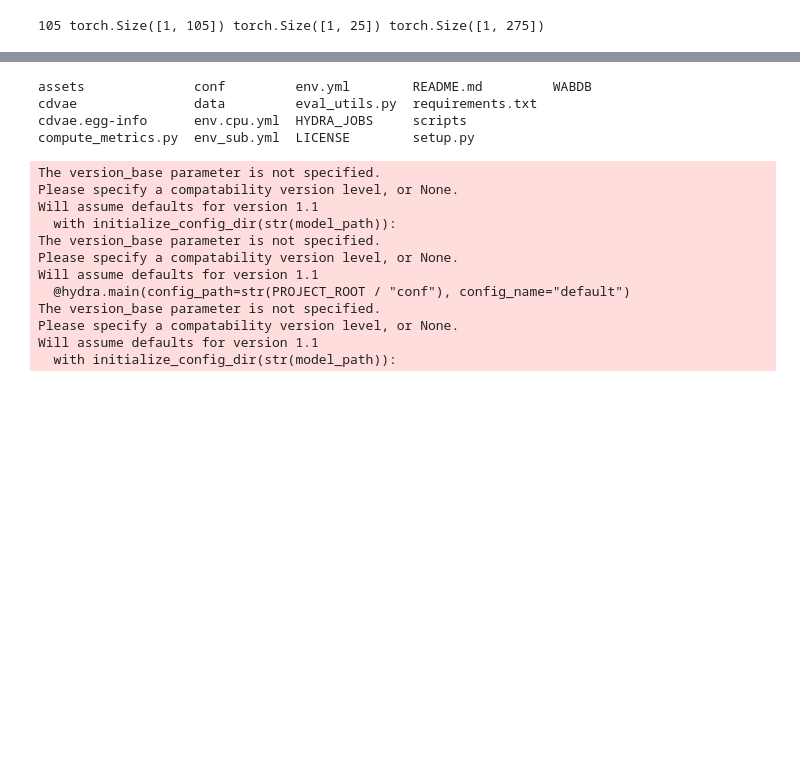
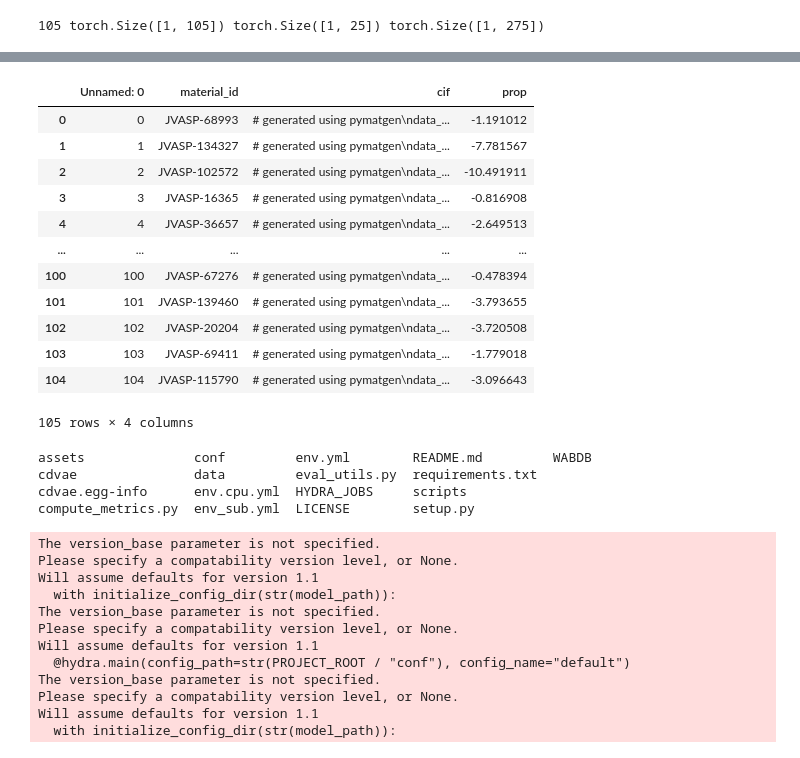
Before and after one commit to JARVIS-Materials-Design/jarvis-tools-notebooks, a Jupyter notebook: jarvis-tools-notebooks/cdvae_example.ipynb, the cells around one changed output, grey strips where cells are left out. Drawn from its saved outputs; the diff is of its cells as text; code cells hidden in the pictures; blank space fills up the shorter version.

```diff
--- a/jarvis-tools-notebooks/cdvae_example.ipynb
+++ b/jarvis-tools-notebooks/cdvae_example.ipynb
@@ -354,0 +384,30 @@ CaGaO3 CaBeGaO2
+# %%
+import pandas as pd
+info = {}
+test_path = pd.read_csv("/content/cdvae/data/supercon/test.csv")
+val_path = pd.read_csv("/content/cdvae/data/supercon/val.csv")
+train_path = pd.read_csv("/content/cdvae/data/supercon/train.csv")
+test={}
+val={}
+train={}
+
+for i,ii in train_path.iterrows():
+  atoms=pmg_to_atoms(Structure.from_str(ii['cif'],fmt='cif'))
+  pos = Poscar(atoms).to_string().replace('\n','\\n')
+  jid=ii['material_id']
+  train[jid]=pos
+
+for i,ii in val_path.iterrows():
+  atoms=pmg_to_atoms(Structure.from_str(ii['cif'],fmt='cif'))
+  pos = Poscar(atoms).to_string().replace('\n','\\n')
+  jid=ii['material_id']
+  val[jid]=pos
+
+for i,ii in test_path.iterrows():
+  atoms=pmg_to_atoms(Structure.from_str(ii['cif'],fmt='cif'))
+  pos = Poscar(atoms).to_string().replace('\n','\\n')
+  jid=ii['material_id']
+  test[jid]=pos
+info['train']=train
+info['val']=val
+info['test']=test
@@ -355,3 +417,19 @@ CaGaO3 CaBeGaO2
+# %%
+test_path
+# %% [output]
+|  | Unnamed: 0 | material_id | cif | prop |
+| 0 | 0 | JVASP-68993 | # generated using pymatgen\ndata_... | -1.191012 |
+| 1 | 1 | JVASP-134327 | # generated using pymatgen\ndata_... | -7.781567 |
+| 2 | 2 | JVASP-102572 | # generated using pymatgen\ndata_... | -10.491911 |
+| 3 | 3 | JVASP-16365 | # generated using pymatgen\ndata_... | -0.816908 |
+| 4 | 4 | JVASP-36657 | # generated using pymatgen\ndata_... | -2.649513 |
+| ... | ... | ... | ... | ... |
+| 100 | 100 | JVASP-67276 | # generated using pymatgen\ndata_... | -0.478394 |
+| 101 | 101 | JVASP-139460 | # generated using pymatgen\ndata_... | -3.793655 |
+| 102 | 102 | JVASP-20204 | # generated using pymatgen\ndata_... | -3.720508 |
+| 103 | 103 | JVASP-69411 | # generated using pymatgen\ndata_... | -1.779018 |
+| 104 | 104 | JVASP-115790 | # generated using pymatgen\ndata_... | -3.096643 |
+105 rows × 4 columns
 # %%
 !cp scripts/compute_metrics.py scripts/eval_utils.py .
 # %%
```
Also changed, not shown: parts of 6 cells of this notebook.
